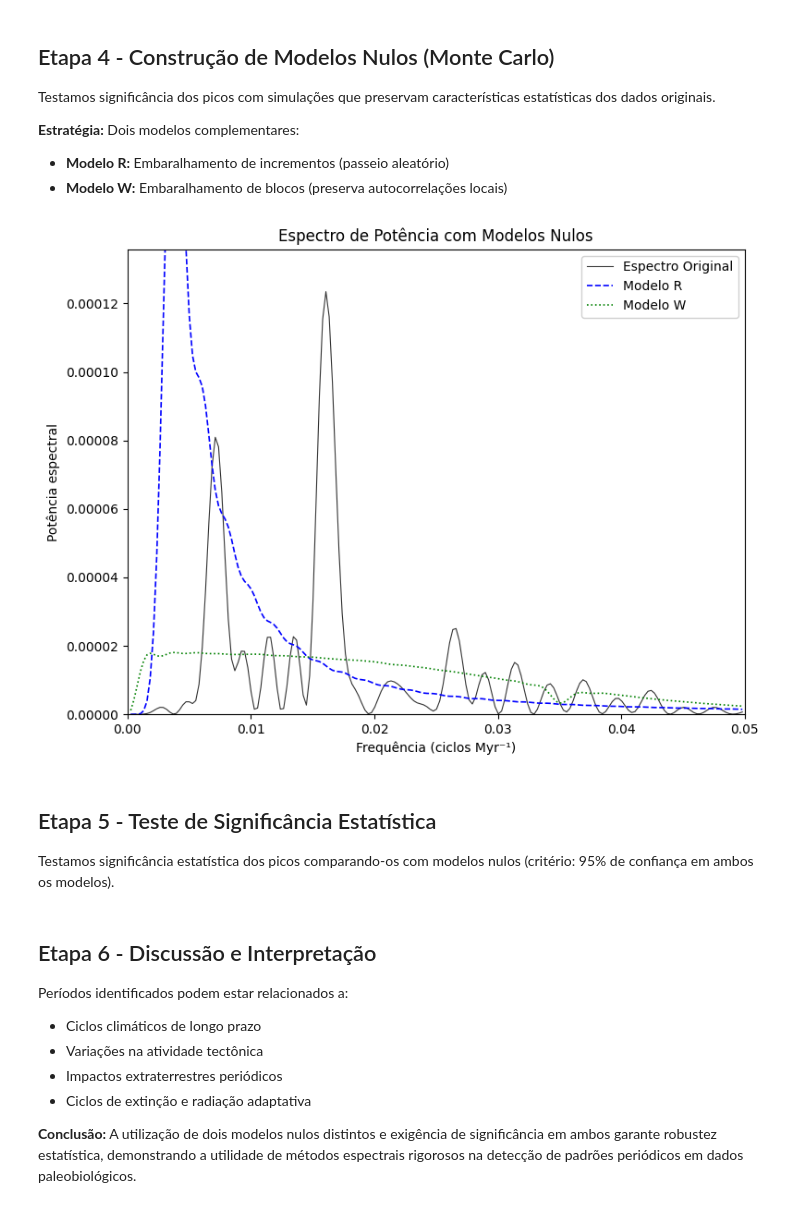
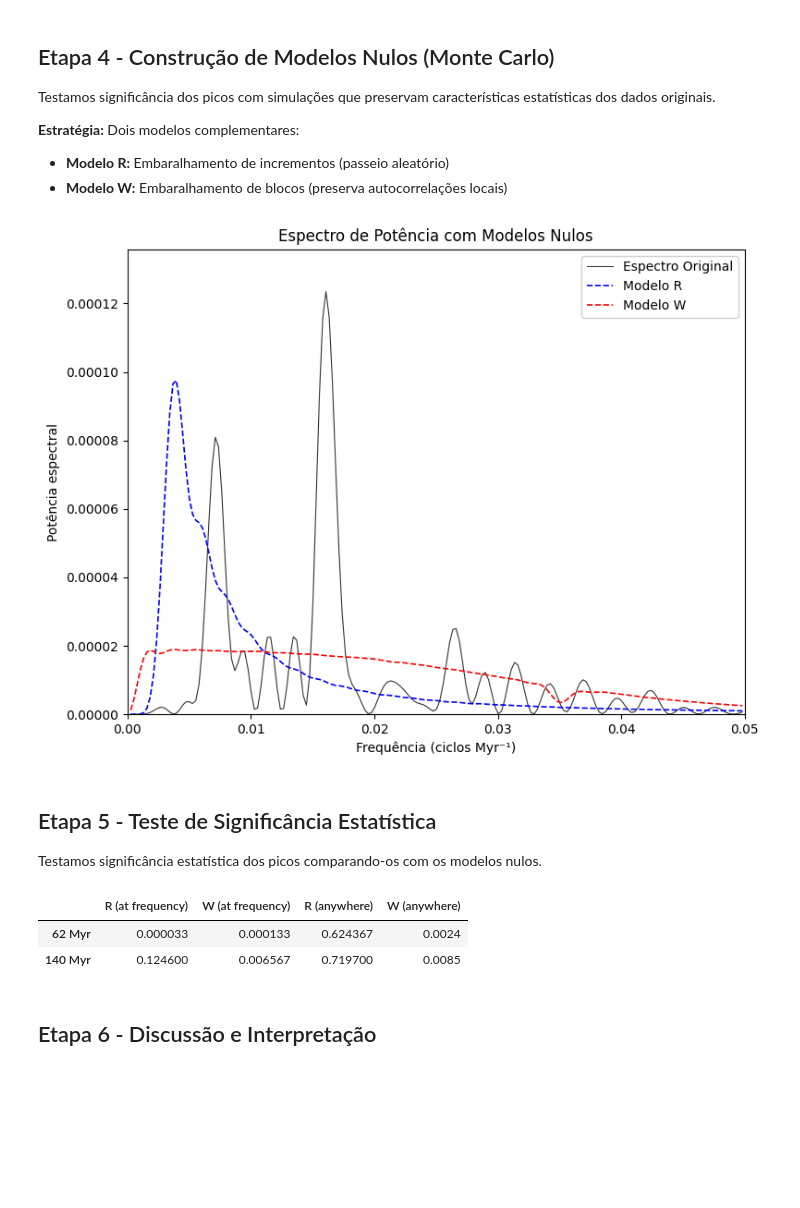
Before and after one commit to lucaanasser/Detectando-e-Interpretando-Sinais-Periodicos-em-Series-Temporais-Paleobiologicas, a Jupyter notebook: ep1.ipynb, the cells around one changed output. Drawn from its saved outputs; the diff is of its cells as text; code cells hidden in the pictures; blank space fills up the shorter version.

Commit message:
Implementação inicial dos testes de significância

```diff
--- a/ep1.ipynb
+++ b/ep1.ipynb
@@ -269,11 +269,11 @@ def plotar_espectro_potencia(
     # Configurações padrão
     config = {
         'figsize': (8, 6),
-        'cores': {'original': 'black', 'modelo1': 'blue', 'modelo2': 'green', 'picos': 'red'},
+        'cores': {'original': 'black', 'modelo1': 'blue', 'modelo2': 'red', 'picos': 'red'},
         'estilos': {
             'original': {'linewidth': 0.8, 'alpha': 0.8},
             'modelo1': {'linewidth': 1.2, 'linestyle': '--'},
-            'modelo2': {'linewidth': 1.2, 'linestyle': ':'},
+            'modelo2': {'linewidth': 1.2, 'linestyle': '--'},
             'threshold': {'linestyle': '--', 'alpha': 0.8}
         }
     }
@@ -407,7 +407,7 @@ def criar_dashboard_completo(dados_dict, nome_arquivo="dashboard_completo.png"):
 # MÓDULO: MODELOS NULOS (MONTE CARLO)
 # ============================
 
-def modelo_r(y, grau=3, n_simulacoes=30000, pad=1):
+def modelo_r(y, grau=3, pots_ref=None, n_simulacoes=30000, pad=1):
     """
     Modelo R (Random Walk): Embaralhamento de incrementos da série original.
 
@@ -424,13 +424,13 @@ def modelo_r(y, grau=3, n_simulacoes=30000, pad=1):
     """
     series_simuladas = _embaralhar_incrementos(y, n_simulacoes)
     freqs, espectro_medio, espectros_individuais = _simular_e_calcular_espectros(
-        series_simuladas, detrend=True, grau=grau, pad=pad, retornar_todos=True
+        series_simuladas, detrend=True, grau=grau, pad=pad, retornar_todos=True, normalizar=True, pots_ref=pots_ref
     )
     return freqs, espectro_medio, espectros_individuais
 
 
 
-def modelo_w(residuos, n_blocos=20, n_simulacoes=30000, pad=1):
+def modelo_w(residuos, n_blocos=20, pots_ref=None, n_simulacoes=30000, pad=1):
     """
     Modelo W (Windowed Bootstrap): Embaralhamento de blocos.
 
@@ -447,7 +447,7 @@ def modelo_w(residuos, n_blocos=20, n_simulacoes=30000, pad=1):
     """
     series_simuladas = _embaralhar_blocos(residuos, n_simulacoes, n_blocos)
     freqs, espectro_medio, espectros_individuais = _simular_e_calcular_espectros(
-        series_simuladas, detrend=False, pad=pad, retornar_todos=True
+        series_simuladas, detrend=False, pad=pad, retornar_todos=True, normalizar=True, pots_ref=pots_ref
     )
     return freqs, espectro_medio, espectros_individuais
 
@@ -502,7 +502,9 @@ def _embaralhar_blocos(serie, n_simulacoes, n_blocos=20):
     return series_simuladas
 
 
-def _simular_e_calcular_espectros(series_simuladas, detrend=True, grau=3, pad=1, retornar_todos=False):
+def _simular_e_calcular_espectros(
+    series_simuladas, detrend=True, grau=3, pad=1, retornar_todos=False, normalizar=True, pots_ref=None
+):
     """
     Calcula espectros de potência para uma lista de séries simuladas.
 
@@ -512,6 +514,8 @@ def _simular_e_calcular_espectros(series_simuladas, detrend=True, grau=3, pad=1,
         grau: Grau do polinômio para detrending (default=3)
         pad: Fator de zero-padding para FFT (default=1)
         retornar_todos: Se True, retorna também todos os espectros individuais
+        normalizar: Se True, normaliza cada espectro simulado para ter média igual ao espectro real
+        pots_ref: Espectro real de referência (obrigatório se normalizar=True)
 
     Returns:
         freqs_comum: Vetor de frequências comum a todas as simulações
@@ -531,6 +535,16 @@ def _simular_e_calcular_espectros(series_simuladas, detrend=True, grau=3, pad=1,
 
         if freqs_comum is None:
             freqs_comum = freqs
+            # Salva média do espectro real para normalização
+            if normalizar and pots_ref is not None:
+                media_pots_ref = np.mean(pots_ref)
+            elif normalizar:
+                raise ValueError("Se normalizar=True, pots_ref deve ser fornecido.")
+
+        # Normalização: iguala a média do espectro simulado à do espectro real
+        if normalizar:
+            pots = pots * (media_pots_ref / np.mean(pots))
+
         espectros_pots.append(pots)
 
     espectros_pots = np.array(espectros_pots)
@@ -662,28 +803,28 @@ Testamos significância dos picos com simulações que preservam característica
 - **Modelo R:** Embaralhamento de incrementos (passeio aleatório)
 - **Modelo W:** Embaralhamento de blocos (preserva autocorrelações locais)
 # %%
-freqs_r, pots_r, individuais_r = modelo_r(y, grau=3, n_simulacoes=30000, pad=7)
+freqs_r, pots_r, individuais_r = modelo_r(y, grau=3, n_simulacoes=30000, pad=7, pots_ref=pots_ref)
 
-freqs_w, pots_w, individuais_w = modelo_w(residuos, n_blocos=20, n_simulacoes=30000, pad=7)
+freqs_w, pots_w, individuais_w = modelo_w(residuos, n_blocos=20, n_simulacoes=30000, pad=7, pots_ref=pots_ref)
 
 plotar_espectro_potencia(freqs_ref, pots_ref,
                         'Espectro de Potência com Modelos Nulos',
                         'etapa4_modelo_r_espectro.png',
                         freqs_modelo1=freqs_r, pots_modelo1=pots_r, label_modelo1='Modelo R',
                         freqs_modelo2=freqs_w, pots_modelo2=pots_w, label_modelo2='Modelo W')
 # %% [output]
-[figure, old version]
+[figure, new version]
 # %% [markdown]
 ## Etapa 5 - Teste de Significância Estatística
 
-Testamos significância estatística dos picos comparando-os com modelos nulos (critério: 95% de confiança em ambos os modelos).
+Testamos significância estatística dos picos comparando-os com os modelos nulos.
+# %%
+results = compute_significance_results(freqs_ref, pots_ref, individuais_r, individuais_w)
+df = generate_significance_table(results)
+df
+# %% [output]
+|  | R (at frequency) | W (at frequency) | R (anywhere) | W (anywhere) |
+| 62 Myr | 0.000033 | 0.000133 | 0.624367 | 0.0024 |
+| 140 Myr | 0.124600 | 0.006567 | 0.719700 | 0.0085 |
 # %% [markdown]
 ## Etapa 6 - Discussão e Interpretação
-
-Períodos identificados podem estar relacionados a:
-- Ciclos climáticos de longo prazo
-- Variações na atividade tectônica
-- Impactos extraterrestres periódicos
-- Ciclos de extinção e radiação adaptativa
-
-**Conclusão:** A utilização de dois modelos nulos distintos e exigência de significância em ambos garante robustez estatística, demonstrando a utilidade de métodos espectrais rigorosos na detecção de padrões periódicos em dados paleobiológicos.
```
Also changed, not shown: parts of 2 cells of this notebook, 2 other files.
